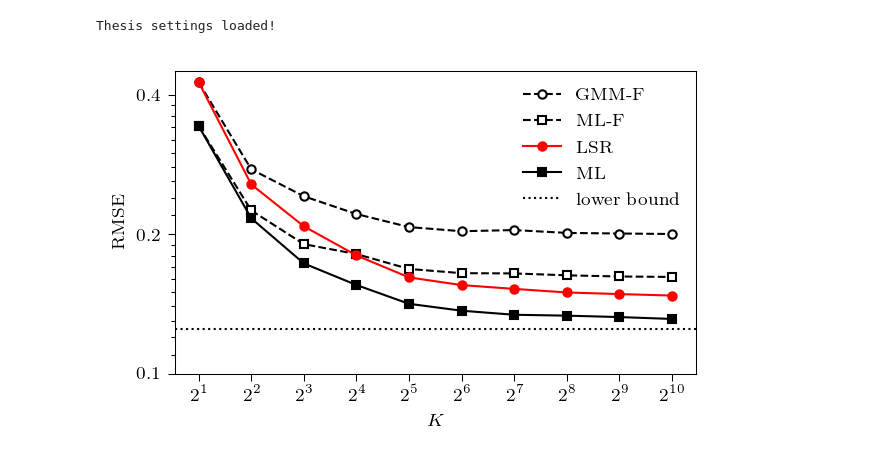
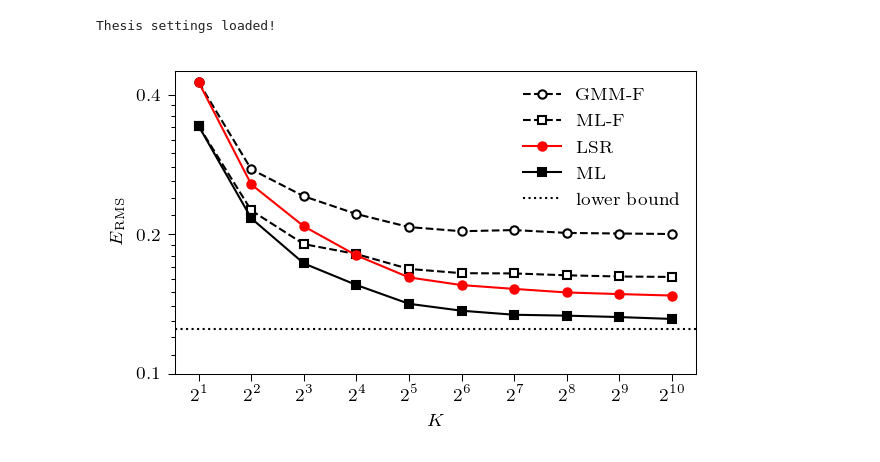
Before and after one commit to lucasmaystre/phd-thesis, a Jupyter notebook: notebooks/02-fastinference/fig-efficiency.ipynb, the cells around one changed output. Cells and saved outputs as stored; diff of their text form; code cells hidden in the pictures.

```diff
--- a/notebooks/02-fastinference/fig-efficiency.ipynb
+++ b/notebooks/02-fastinference/fig-efficiency.ipynb
@@ -26,27 +26,27 @@ with open("data/statistical-efficiency.pickle", "rb") as f:
 # %%
 fig, ax = plt.subplots(figsize=(4.25, 2.75))
 
 ax.loglog(res["sizes"], res["GMM-F"], basex=2, label="GMM-F",
         ls="--", color="black", marker="o", markerfacecolor="white")
 ax.loglog(res["sizes"], res["ML-F"], basex=2, label="ML-F",
         ls="--", color="black", marker="s", markerfacecolor="white")
 ax.loglog(res["sizes"], res["LSR"], basex=2, label="LSR",
         color="r", marker="o")
 ax.loglog(res["sizes"], res["ML"], basex=2, label="ML",
         color="k", marker="s")
 ax.axhline(res["XLB"], label="lower bound", color="k", ls=":")
 
 ax.set_xticks(sizes)
 ax.set_yticks((0.1,0.2,0.4))
 mticks = np.concatenate((np.linspace(0.1, 0.19, 10), np.linspace(0.2, 0.38, 10)))
 ax.set_yticks(mticks, minor=True)
 ax.yaxis.set_major_formatter(ScalarFormatter())
 ax.yaxis.set_minor_formatter(NullFormatter())
 
 ax.legend()
 ax.set_xlabel("$K$")
-ax.set_ylabel("RMSE")
+ax.set_ylabel(r"$E$\textsubscript{RMS}")
 
 fig.savefig("efficiency.pdf")
 # %% [output]
-[figure, old version]
+[figure, new version]
```
Also changed, not shown: 10 other files.
